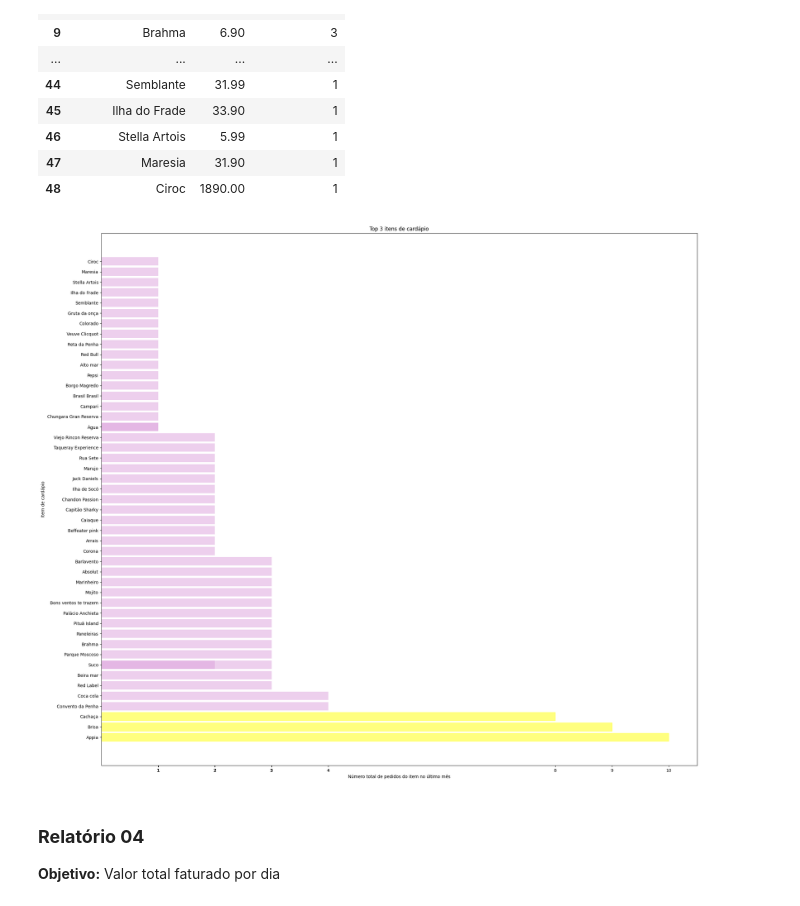
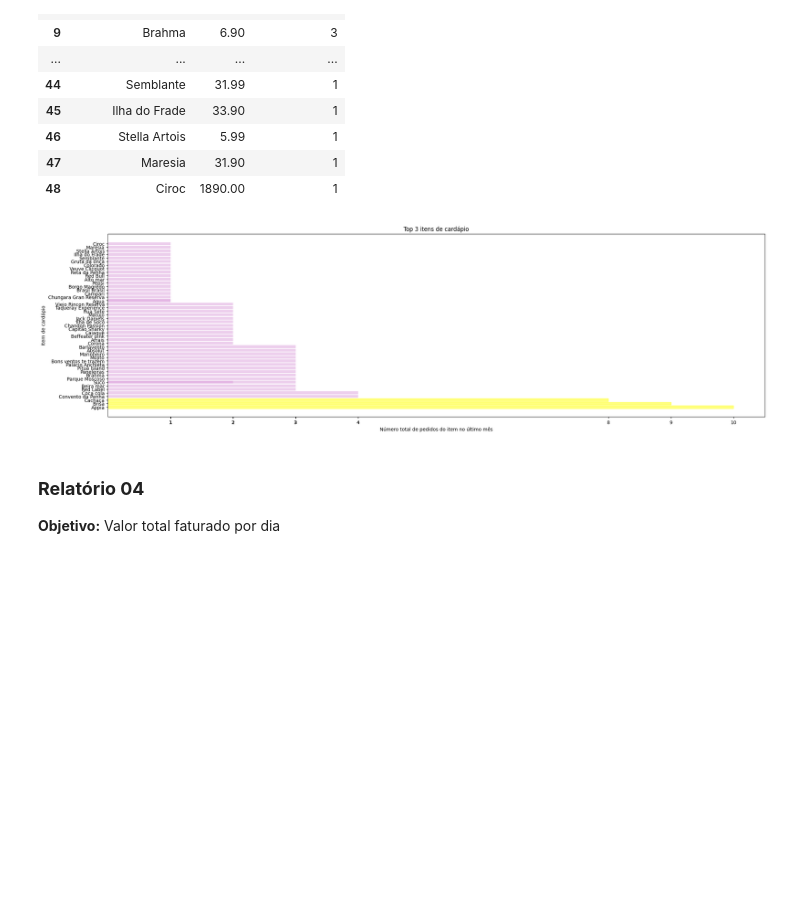
Before and after one commit to adudars/PedidON, a Jupyter notebook: arquivos/10.Relatórios&Gráficos.ipynb, the cells around one changed output. Saved outputs shown, nothing was run; the diff lists cells and outputs as text; code cells hidden in the pictures; blank space fills up the shorter version.

```diff
--- a/arquivos/10.Relatórios&Gráficos.ipynb
+++ b/arquivos/10.Relatórios&Gráficos.ipynb
@@ -167,23 +167,23 @@ cardapio_top_3
 # %%
 df = pd.DataFrame(cardapio_top_3)
 
 objects = tuple(df.total_pedidos)
 y_pos = np.arange(len(objects))
 performance = list(df.nome_item)
-plt.figure(figsize=(25, 22.5))
+plt.figure(figsize=(25, 7))
 itens = plt.barh(performance, objects, alpha=0.5, color='plum')
 #Colorindo os tops 3
 for i in range(0,3):
   itens[i].set_color('yellow')
 
 plt.xticks(objects)
 plt.xlabel('Número total de pedidos do item no último mês')
 plt.ylabel('Item de cardápio')
 plt.title('Top 3 itens de cardápio')
 
 plt.show()
 # %% [output]
-[figure, old version]
+[figure, new version]
 # %% [markdown]
 ### **Relatório 04**
 **Objetivo:** Valor total faturado por dia
```
Also changed, not shown: parts of 4 cells of this notebook.
